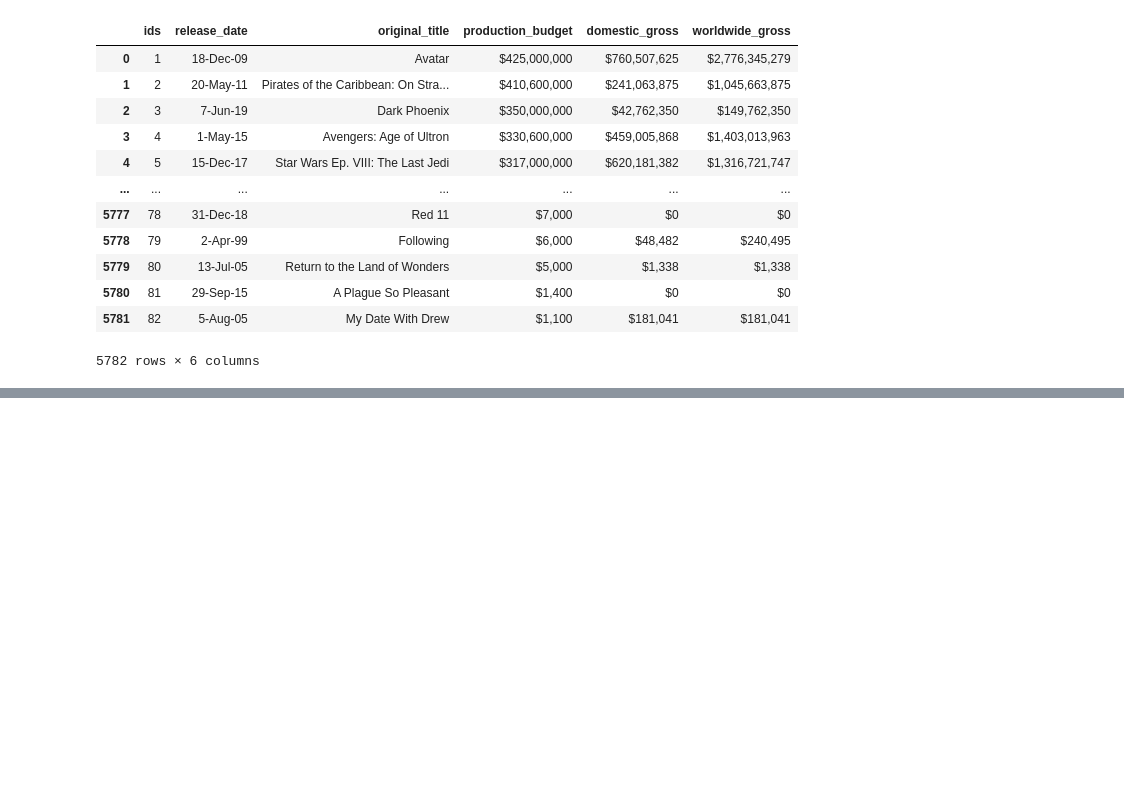
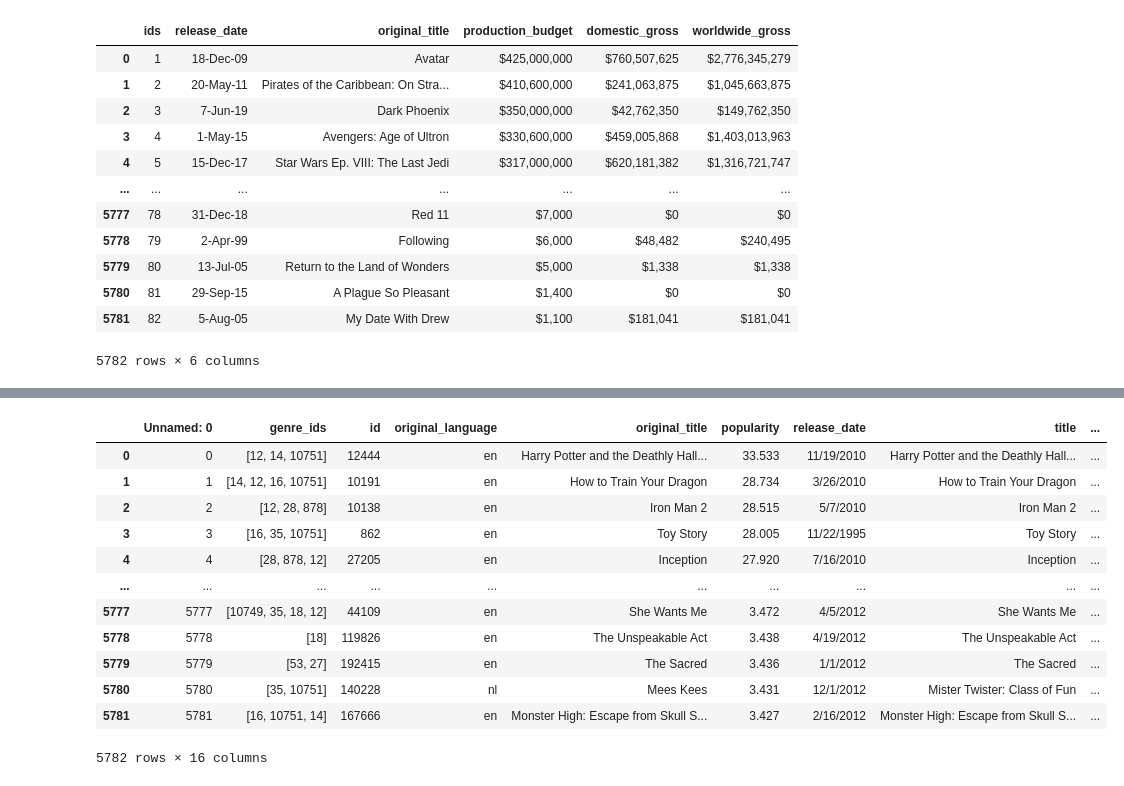
Before and after one commit to bkokin/semester_1_capstone, a Jupyter notebook: exploratory_work/Diana_explanatory.ipynb, the cells around one changed output, grey strips where cells are left out. Cells and saved outputs as stored; diff of their text form; code cells hidden in the pictures; blank space fills up the shorter version.

```diff
--- a/exploratory_work/Diana_explanatory.ipynb
+++ b/exploratory_work/Diana_explanatory.ipynb
@@ -149,0 +130,17 @@ NameError: name 'merged' is not defined
+# %%
+df3 = df1.join(df2, rsuffix='_df2', how='inner')
+df3
+# %% [output]
+|  | Unnamed: 0 | genre_ids | id | original_language | original_title | popularity | release_date | title | ... |
+| 0 | 0 | [12, 14, 10751] | 12444 | en | Harry Potter and the Deathly Hall... | 33.533 | 11/19/2010 | Harry Potter and the Deathly Hall... | ... |
+| 1 | 1 | [14, 12, 16, 10751] | 10191 | en | How to Train Your Dragon | 28.734 | 3/26/2010 | How to Train Your Dragon | ... |
+| 2 | 2 | [12, 28, 878] | 10138 | en | Iron Man 2 | 28.515 | 5/7/2010 | Iron Man 2 | ... |
+| 3 | 3 | [16, 35, 10751] | 862 | en | Toy Story | 28.005 | 11/22/1995 | Toy Story | ... |
+| 4 | 4 | [28, 878, 12] | 27205 | en | Inception | 27.920 | 7/16/2010 | Inception | ... |
+| ... | ... | ... | ... | ... | ... | ... | ... | ... | ... |
+| 5777 | 5777 | [10749, 35, 18, 12] | 44109 | en | She Wants Me | 3.472 | 4/5/2012 | She Wants Me | ... |
+| 5778 | 5778 | [18] | 119826 | en | The Unspeakable Act | 3.438 | 4/19/2012 | The Unspeakable Act | ... |
+| 5779 | 5779 | [53, 27] | 192415 | en | The Sacred | 3.436 | 1/1/2012 | The Sacred | ... |
+| 5780 | 5780 | [35, 10751] | 140228 | nl | Mees Kees | 3.431 | 12/1/2012 | Mister Twister: Class of Fun | ... |
+| 5781 | 5781 | [16, 10751, 14] | 167666 | en | Monster High: Escape from Skull S... | 3.427 | 2/16/2012 | Monster High: Escape from Skull S... | ... |
+5782 rows × 16 columns
```
Also changed, not shown: parts of 18 cells of this notebook.
